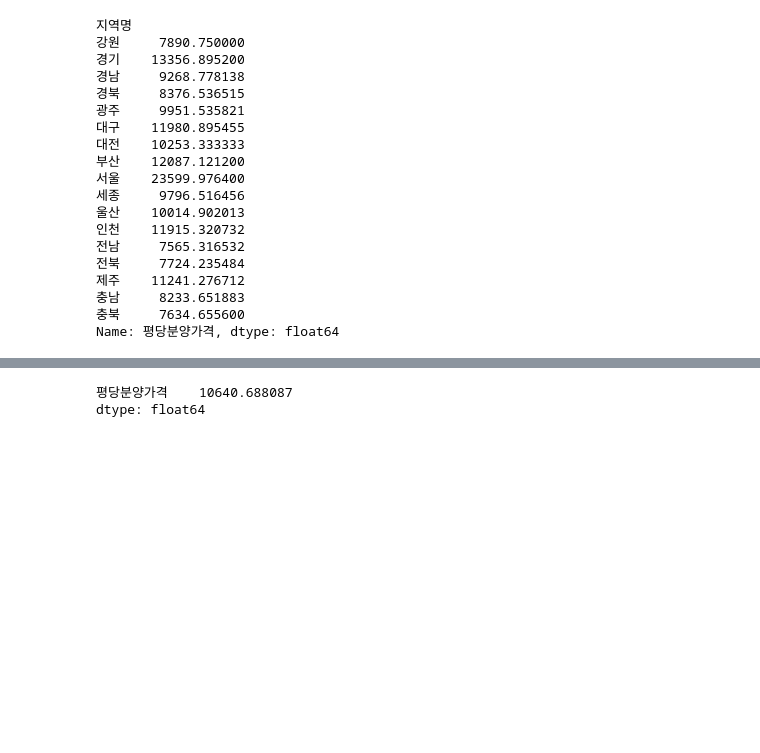
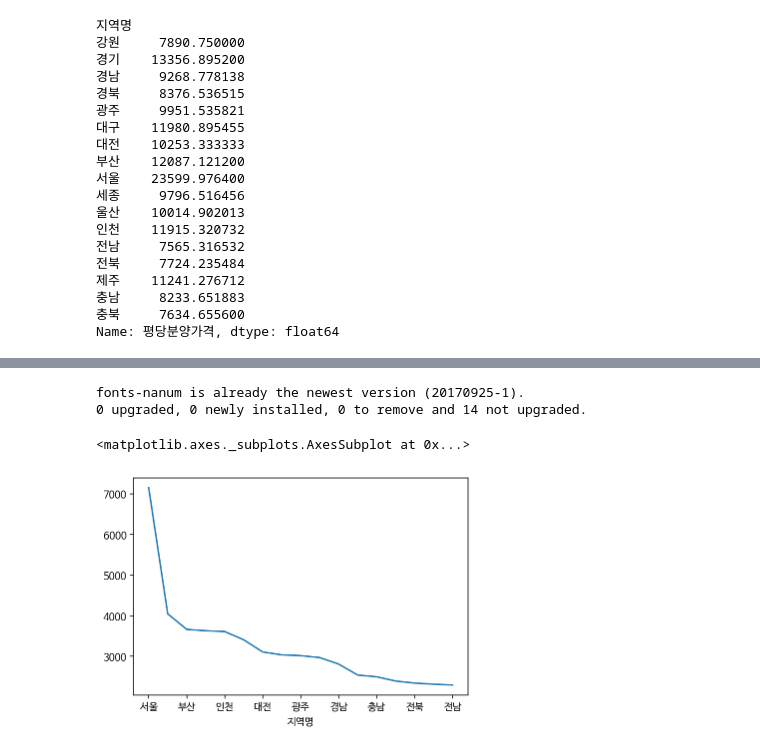
Before and after one commit to seonwoojh/Python_Tutorial, a Jupyter notebook: 공공데이터를_활용한_전국_신규_민간_아파트_분양가격_동향.ipynb, the cells around one changed output, grey strips where cells are left out. Drawn from its saved outputs; the diff is of its cells as text; code cells hidden in the pictures; blank space fills up the shorter version.

```diff
--- a/공공데이터를_활용한_전국_신규_민간_아파트_분양가격_동향.ipynb
+++ b/공공데이터를_활용한_전국_신규_민간_아파트_분양가격_동향.ipynb
@@ -255,10 +255,54 @@ df_last.groupby(["연도", "지역명"])["평당분양가격"].mean().unstack()
 | 2017 | 7273.560000 | 12304.98 | 8786.760000 | 8280.800000 | 9613.977551 | 12206.700000 | 9957.158491 | 11560.680 | 21831.060 | 9132.505556 | 10666.935714 | ... |
 | 2018 | 8219.255000 | 14258.42 | 9327.670000 | 8680.776923 | 9526.953333 | 12139.252632 | 10234.106667 | 12889.965 | 23202.245 | 10340.463158 | 10241.400000 | ... |
 | 2019 | 8934.475000 | 15665.54 | 10697.615789 | 9050.250000 | 12111.675000 | 14081.650000 | 12619.200000 | 13537.865 | 28286.830 | 11299.394118 | 10216.250000 | ... |
-# %%
-# pivot table로 데이터 집계하기
-# groupby로 했던 작업을 pivot table로 똑같이 해보기
-pd.pivot_table(df_last, index=["지역명"], values=["평당분양가격"]).mean()
-# %% [output]
-평당분양가격    10640.688087
-dtype: float64
+# %%
+# 최근 데이터 시각화하기
+
+# 데이터시각화를 위한 폰트설정
+import matplotlib
+import matplotlib.font_manager as fm
+fm.get_fontconfig_fonts()
+# font_location = 'content/drive/My Drive'
+font_location = '/content/drive/My Drive/파이썬/NanumGothic.ttf'
+font_name = fm.FontProperties(fname=font_location).get_name()
+matplotlib.rc('font', family=font_name)
+
+%matplotlib inline
+
+
+import matplotlib as mpl
+
+import matplotlib.pyplot as plt
+
+
+
+%config InlineBackend.figure_format = 'retina'
+
+
+
+!apt -qq -y install fonts-nanum
+
+
+
+import matplotlib.font_manager as fm
+
+fontpath = '/content/drive/My Drive/NanumGothic.ttf'
+
+font = fm.FontProperties(fname=fontpath, size=9)
+
+plt.rc('font', family='NanumBarunGothic')
+
+mpl.font_manager._rebuild()
+# %% [output]
+fonts-nanum is already the newest version (20170925-1).
+0 upgraded, 0 newly installed, 0 to remove and 14 not upgraded.
+# %%
+# Pandas로 시각화하기 - 선그래프와 막대그래프
+# Pandas의 plot을 활용하면 다양한 그래프를 그릴 수 있다. seaborn을 사용했을 때보다 pandas를 사용해서 시각화를 할 때의 장점은 미리 계산을 하고 그리기 때문에 속도가 좀 더 빠르다.
+# 지역명으로 분양가격의 평균을 구하고 선그래프로 시각화해보기
+
+g = df_last.groupby(["지역명"])["분양가격"].mean().sort_values(ascending=False)
+g.plot()
+# %% [output]
+<matplotlib.axes._subplots.AxesSubplot at 0x...>
+[figure, added]
```
Also changed, not shown: parts of 14 cells of this notebook.
